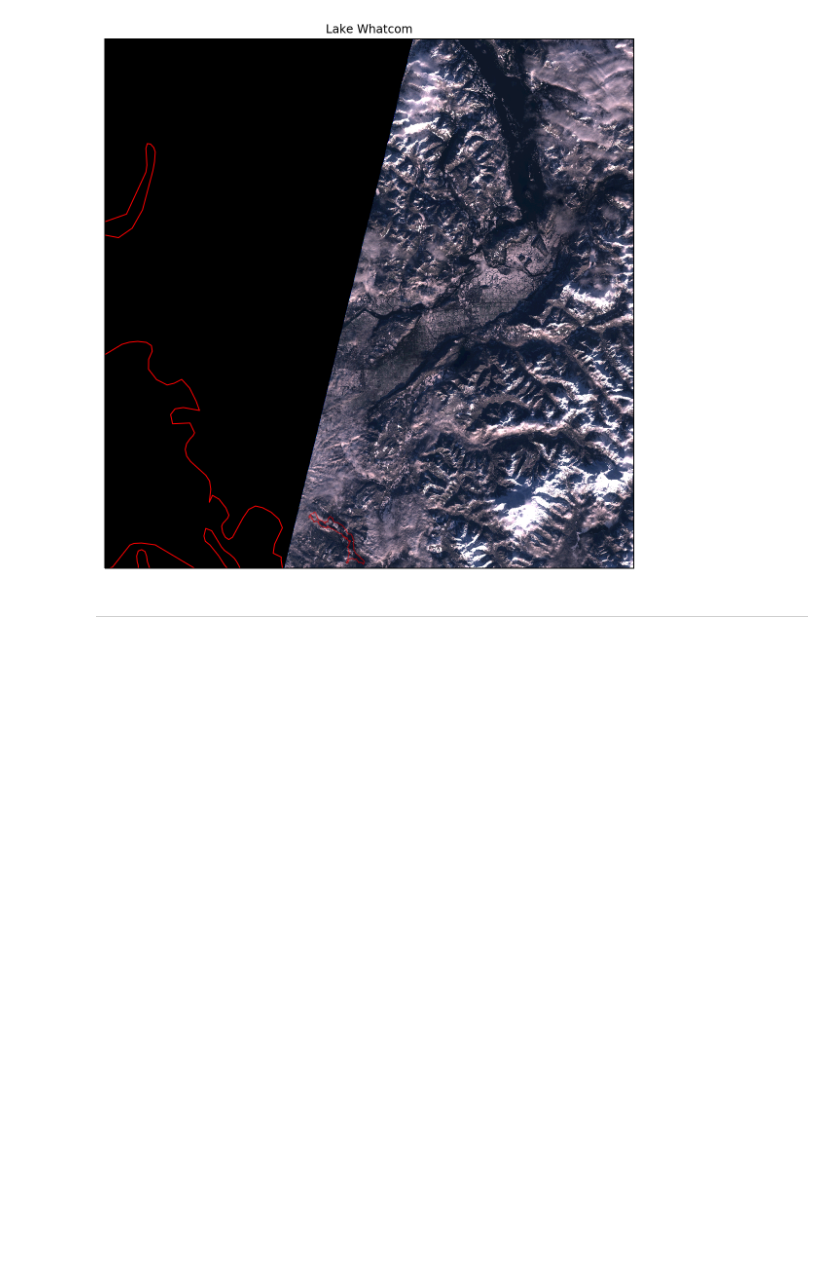
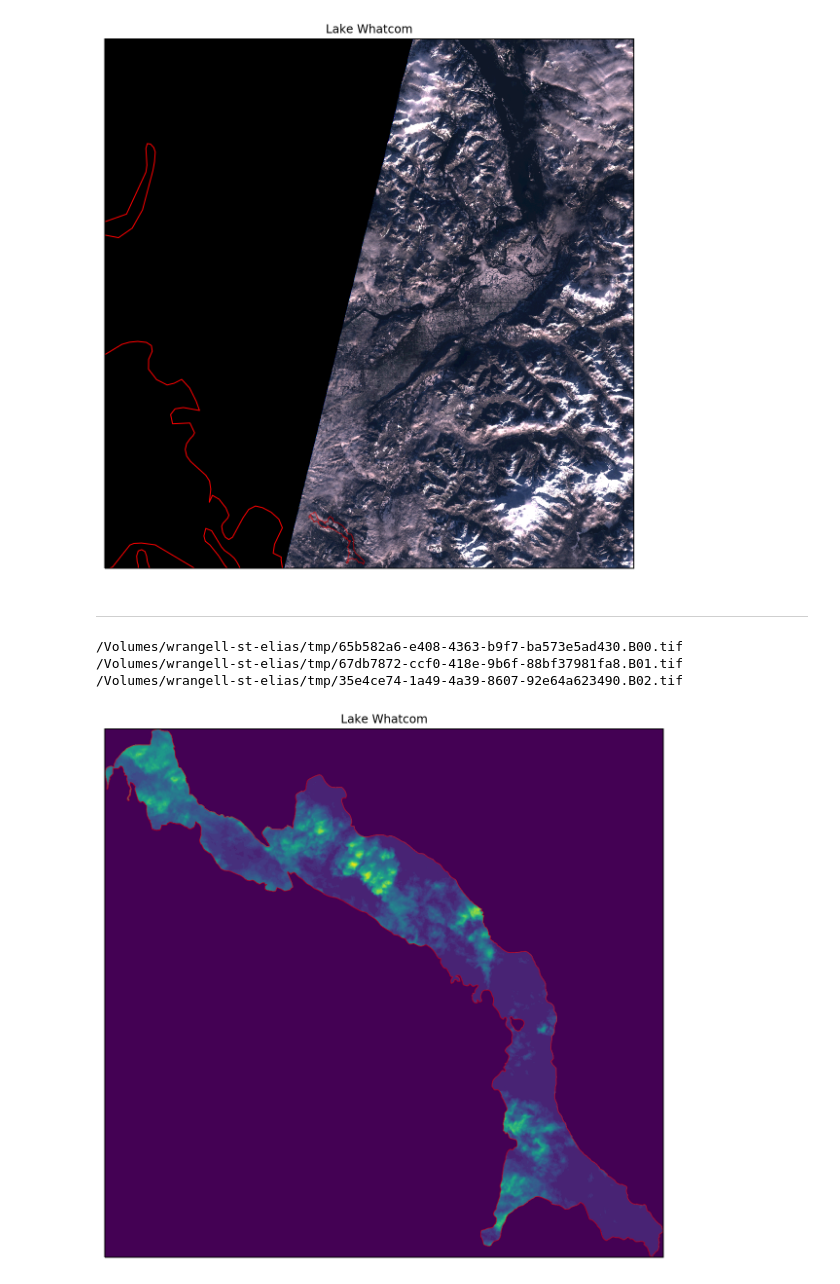
Before and after one commit to acannistra/lakeclass, a Jupyter notebook: experiments/extract-poly-clean.ipynb, the cells around one changed output. Cells and saved outputs as stored; diff of their text form; code cells hidden in the pictures; blank space fills up the shorter version.

```diff
--- a/experiments/extract-poly-clean.ipynb
+++ b/experiments/extract-poly-clean.ipynb
@@ -159,0 +162,31 @@ def _rand_filename(extension, root = a):
+# %%
+import imp
+imp.reload(processor)
+for b_idx, band in enumerate([b4, b3, b2]):
+    fname = _rand_filename("B%02d.tif" % b_idx, tmpdir)
+    print(fname)
+    processor.extractGeomToFile(biglakes.iloc[whichlake].geometry, band, '4326', fname)
+# %% [output]
+/Volumes/wrangell-st-elias/tmp/65b582a6-e408-4363-b9f7-ba573e5ad430.B00.tif
+/Volumes/wrangell-st-elias/tmp/67db7872-ccf0-418e-9b6f-88bf37981fa8.B01.tif
+/Volumes/wrangell-st-elias/tmp/35e4ce74-1a49-4a39-8607-92e64a623490.B02.tif
+# %%
+crop1 = rasterio.open('/Volumes/wrangell-st-elias/tmp/67db7872-ccf0-418e-9b6f-88bf37981fa8.B01.tif', 'r')
+crop1_im = crop1.read()
+crop1_im = img_as_ubyte(crop1_im)
+src = crop1
+xmin = src.transform[0]
+xmax = src.transform[0] + src.transform[1]*src.width
+ymin = src.transform[3] + src.transform[5]*src.height
+ymax = src.transform[3]
+crs = ccrs.epsg(src.crs['init'].split(':')[1])
+ax = plt.axes(projection=crs)
+plt.title(biglakes.iloc[whichlake].GNIS_NAME)
+ax.set_xmargin(0.05)
+ax.set_ymargin(0.10)
+plt.imshow(np.squeeze(crop1_im), origin='upper', extent=[xmin, xmax, ymin, ymax], transform=crs, interpolation='nearest')
+ax.coastlines(resolution='10m', color='red', linewidth=1)
+ax.add_geometries([biglakes.iloc[whichlake].geometry.buffer(0)], crs=ccrs.PlateCarree(), facecolor='none', edgecolor='red', label='lake', alpha=0.5, )
+plt.savefig('test.png')
+# %% [output]
+[figure, added]
```
Also changed, not shown: parts of 4 cells of this notebook, 5 other files.
